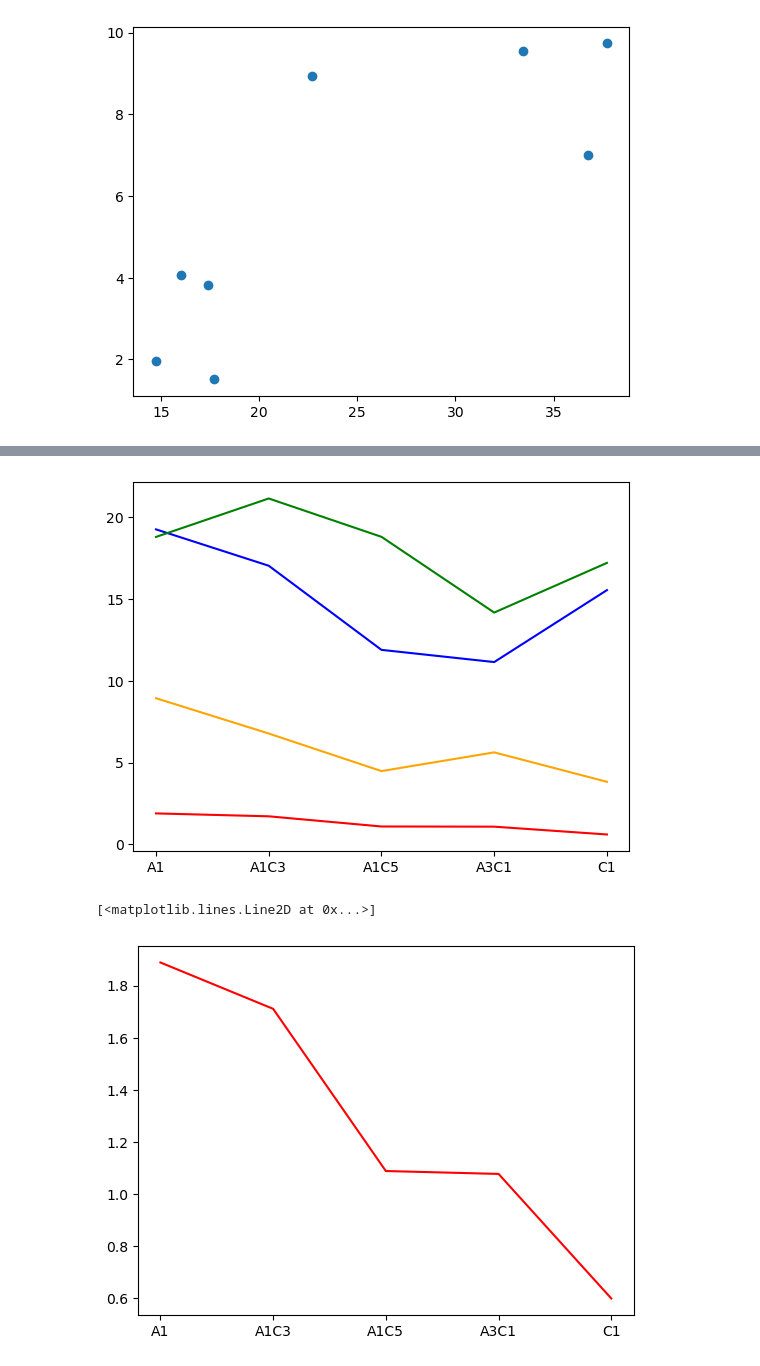
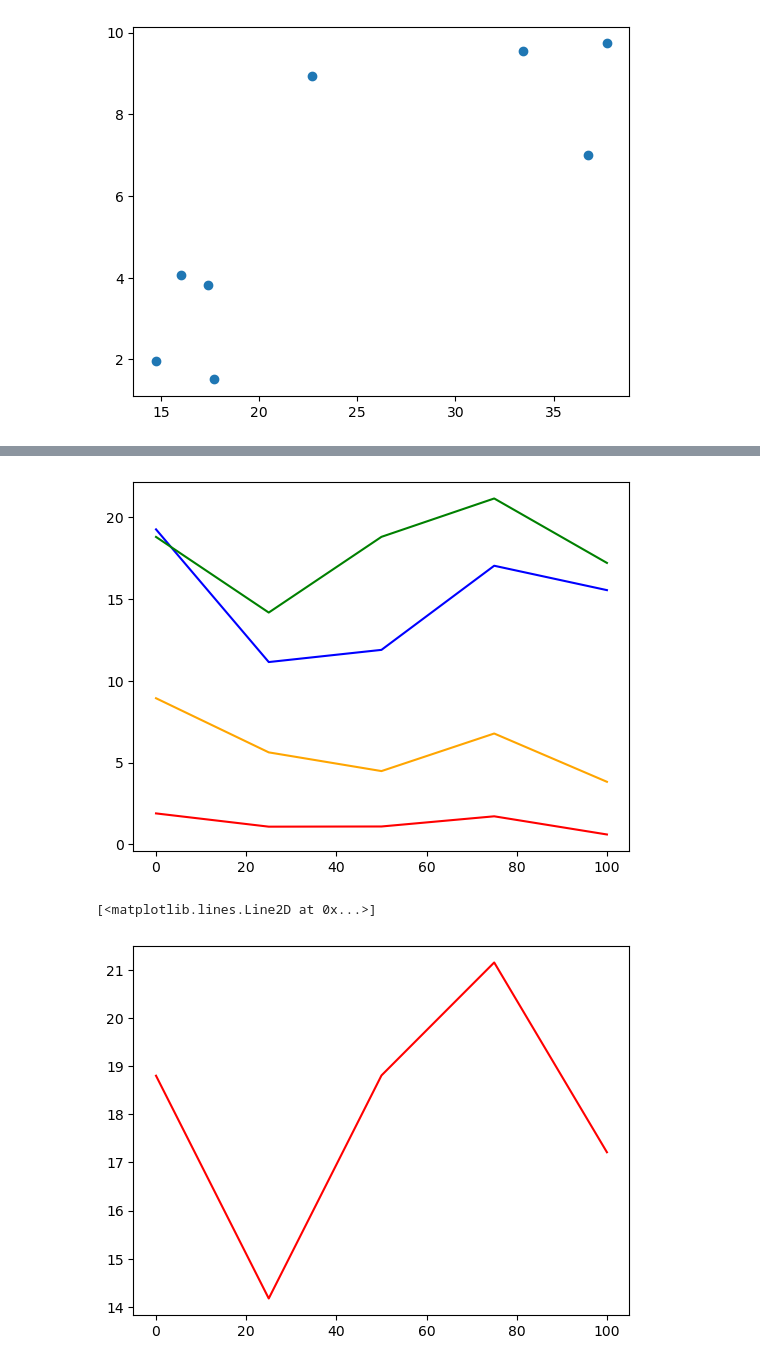
Before and after one commit to ThisSimm0nds/cultivar_mixture_modelling, a Jupyter notebook: Exploitative_data_analysis .ipynb, the cells around one changed output, grey strips where cells are left out. Cells and saved outputs as stored; diff of their text form; code cells hidden in the pictures.

```diff
--- a/Exploitative_data_analysis .ipynb
+++ b/Exploitative_data_analysis .ipynb
@@ -40,6 +40,8 @@ cultivar_mix_data_20_s2z2 = cultivar_mix_data_20[["Trat", "Cultivar","S2","Z2"]]
 cultivar_mix_data_20 = cultivar_mix_data_20.drop(['Plant'], axis = 1)
 cultivar_mix_data_20 = cultivar_mix_data_20.drop(['Plot'], axis = 1)
 cultivar_mix_data_20 = cultivar_mix_data_20.drop(['Cultivar'], axis = 1)
+#df["diagnosis"].replace({"B": 0, "M": 1}, inplace=True)
+cultivar_mix_data_20["Trat"].replace({"C1":100, "A1C3":75, "A1C1":50, "A3C1":25, "A1":0}, inplace = True)
 # %%
 s2_group = cultivar_mix_data_20_s2z2.groupby(["Trat","Cultivar"]).S2.mean()
 z2_group = cultivar_mix_data_20_s2z2.groupby(["Trat","Cultivar"]).Z2.mean()
@@ -95,9 +97,9 @@ plt.plot(df['Trat'],df['Z3'], color = 'Blue')
 plt.plot(df['Trat'],df['Z4'], color = 'Green')
 plt.show()
 # %% [output]
-[figure, old version]
+[figure, new version]
 # %%
-plt.plot(df['Trat'],df['Z1'], color = 'Red')
+plt.plot(df['Trat'],df['Z4'], color = 'Red')
 # %% [output]
 [<matplotlib.lines.Line2D at 0x...>]
-[figure, old version]
+[figure, new version]
```
Also changed, not shown: parts of 4 cells of this notebook, 1 other file.
